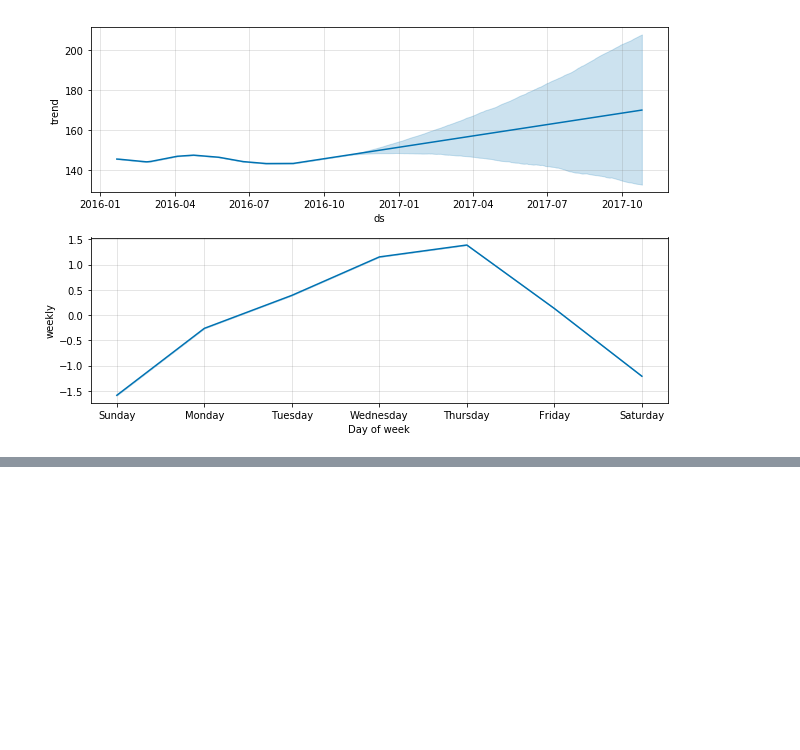
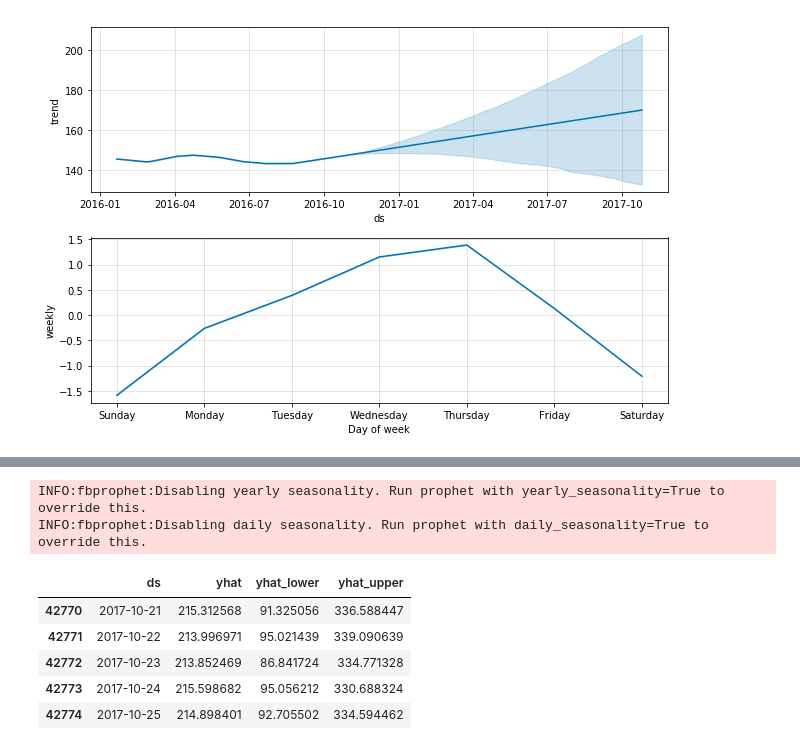
Before and after one commit to pranavprajapati/bigdata_project, a Jupyter notebook: part1.ipynb, the cells around one changed output, grey strips where cells are left out. Cells and saved outputs as stored; diff of their text form; code cells hidden in the pictures; blank space fills up the shorter version.

Commit message:
Seasonality on 2Beds

```diff
--- a/part1.ipynb
+++ b/part1.ipynb
@@ -133,0 +114,16 @@ a = add_changepoints_to_plot(fig.gca(), m, forecast)
+# %%
+m1 = Prophet(changepoint_prior_scale=0.75)
+m1.fit(d1s)
+future = m1.make_future_dataframe(periods=365)
+future.tail()
+forecast = m1.predict(future)
+forecast[['ds', 'yhat', 'yhat_lower', 'yhat_upper']].tail()
+# %% [output]
+INFO:fbprophet:Disabling yearly seasonality. Run prophet with yearly_seasonality=True to override this.
+INFO:fbprophet:Disabling daily seasonality. Run prophet with daily_seasonality=True to override this.
+|  | ds | yhat | yhat_lower | yhat_upper |
+| 42770 | 2017-10-21 | 215.312568 | 91.325056 | 336.588447 |
+| 42771 | 2017-10-22 | 213.996971 | 95.021439 | 339.090639 |
+| 42772 | 2017-10-23 | 213.852469 | 86.841724 | 334.771328 |
+| 42773 | 2017-10-24 | 215.598682 | 95.056212 | 330.688324 |
+| 42774 | 2017-10-25 | 214.898401 | 92.705502 | 334.594462 |
```
Also changed, not shown: parts of 14 cells of this notebook.
